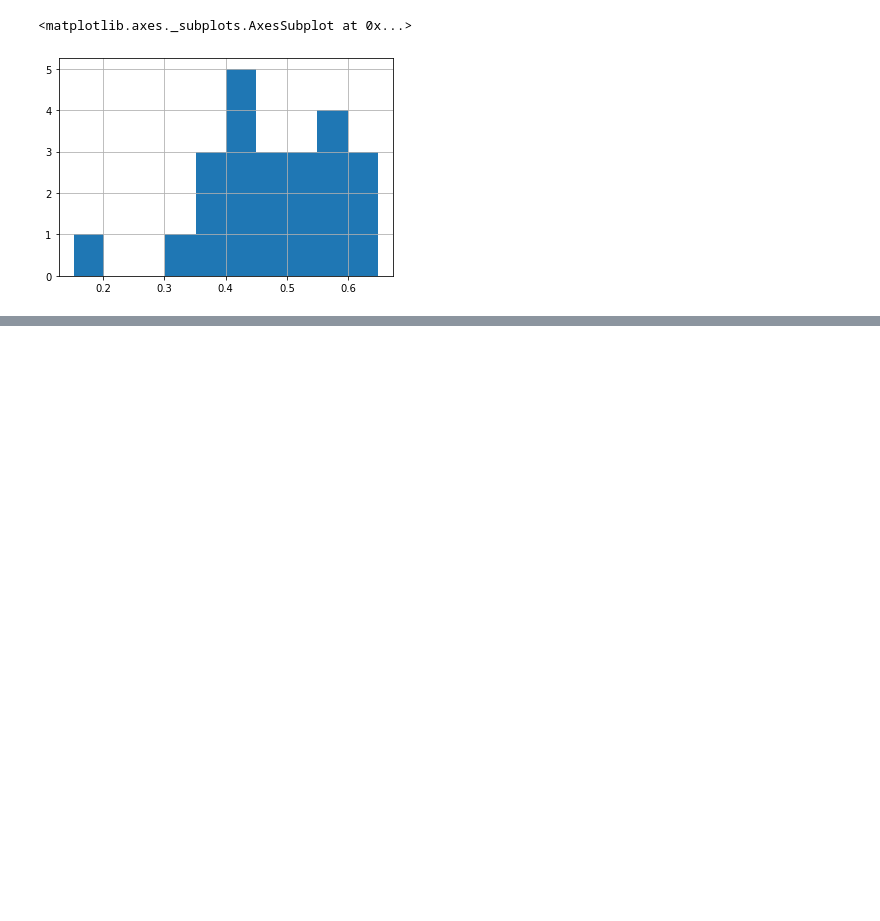
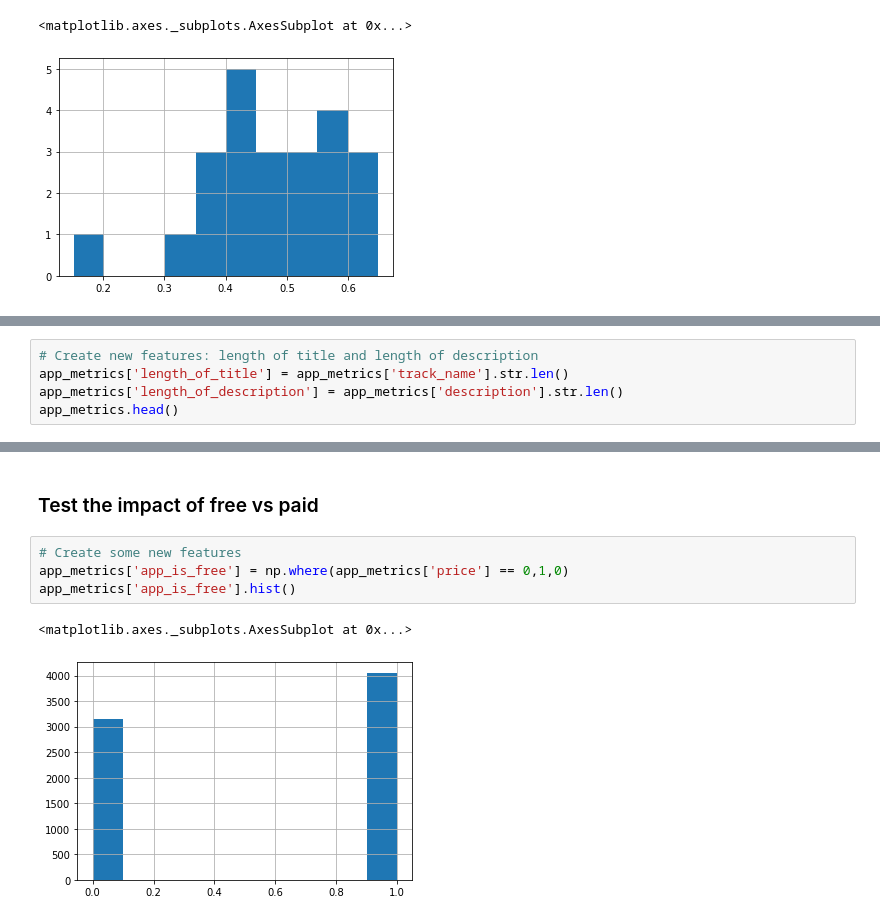
Before and after one commit to jackbridger/app-success-prediction, a Jupyter notebook: model.ipynb, the cells around one changed output, grey strips where cells are left out. Saved outputs shown, nothing was run; the diff lists cells and outputs as text; blank space fills up the shorter version.

```diff
--- a/model.ipynb
+++ b/model.ipynb
@@ -130,0 +170,5 @@ app_metrics.groupby('prime_genre').successful.mean().hist()
+# %%
+# Create new features: length of title and length of description
+app_metrics['length_of_title'] = app_metrics['track_name'].str.len()
+app_metrics['length_of_description'] = app_metrics['description'].str.len()
+app_metrics.head()
@@ -130,0 +200,9 @@ app_metrics.groupby('prime_genre').successful.mean().hist()
+# %% [markdown]
+### Test the impact of free vs paid
+# %%
+# Create some new features
+app_metrics['app_is_free'] = np.where(app_metrics['price'] == 0,1,0)
+app_metrics['app_is_free'].hist()
+# %% [output]
+<matplotlib.axes._subplots.AxesSubplot at 0x...>
+[figure, added]
```
Also changed, not shown: parts of 12 cells of this notebook.
